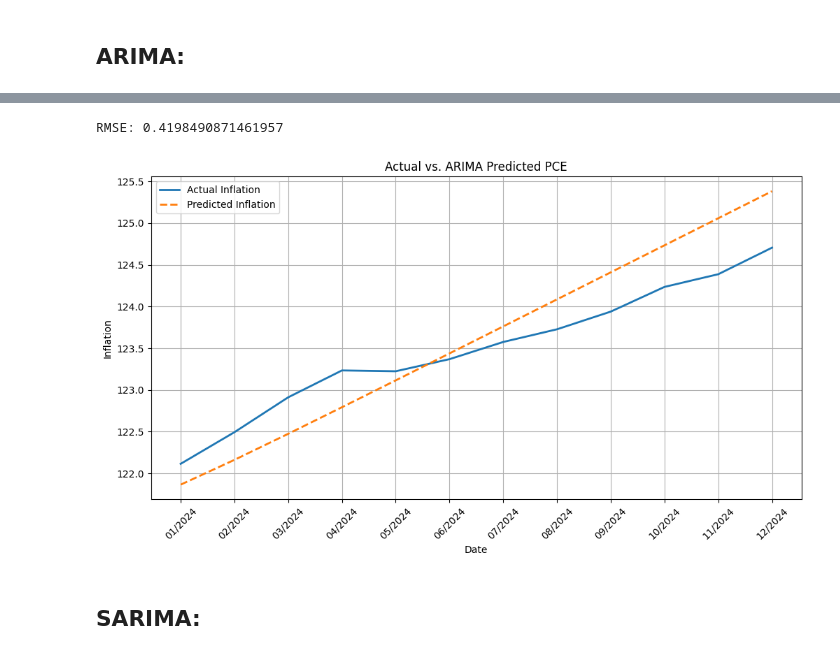
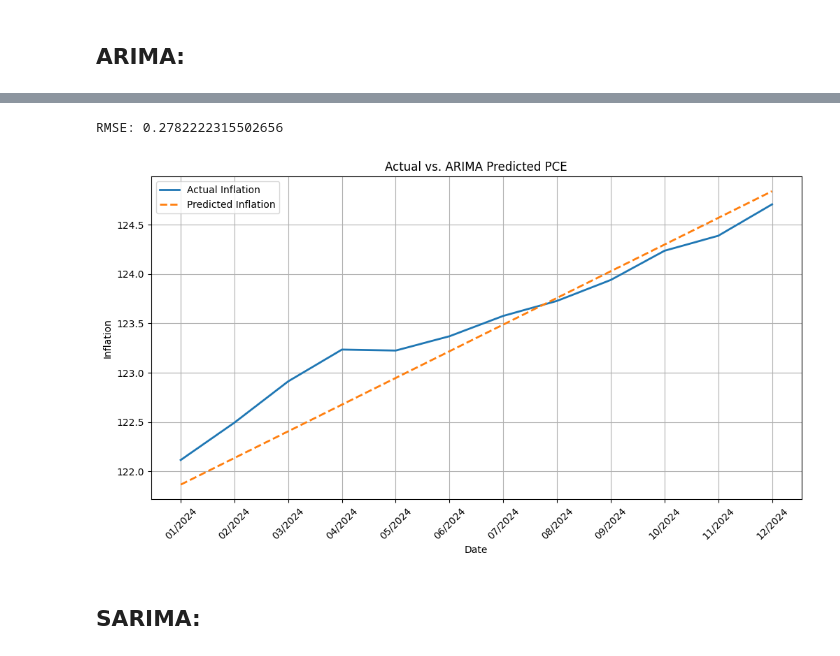
Before and after one commit to sc20geb/COMP5530M-Group-Project-Inflation-Forecasting, a Jupyter notebook: Training/sarimax/ARIMA_SARIMA_training.ipynb, the cells around one changed output, grey strips where cells are left out. Cells and saved outputs as stored; diff of their text form; code cells hidden in the pictures.

Commit message:
updating training metadata

```diff
--- a/Training/sarimax/ARIMA_SARIMA_training.ipynb
+++ b/Training/sarimax/ARIMA_SARIMA_training.ipynb
@@ -239,7 +225,7 @@ def ARIMAX_grid_search(X_train, X_valid, y_train, y_valid, top_n=20, seasonal=Fa
 # %%
 # Remove non-granger-caused features, then find their ranking order by cross-correlation
 caused_df = remove_noncaused(trainDf,'fred_PCEPI')
-ranked_columns=rank_features_ccf(caused_df,'fred_PCEPI')
+ranked_columns=np.delete(rank_features_ccf(caused_df,'fred_PCEPI'),[4])
 # %%
 # Reorder DataFrame of caused features according to rankings
 # Removed target from caused_df to ensure has the same columns as provided for ordering, then add target back in at front
@@ -250,7 +236,7 @@ X_train, X_valid, y_train, y_valid=train_test_split(train_ranked_exog, train_tar
 # %% [markdown]
 ## Find optimal number of features for ARIMAX:
 # %%
-best_score_arimax,best_n_arimax=ARIMAX_grid_search(X_train, X_valid, y_train, y_valid, top_n=50, seasonal= False, verbose=True)
+best_score_arimax,best_n_arimax=ARIMAX_grid_search(X_train, X_valid, y_train, y_valid, top_n=20, seasonal= False, verbose=True)
 
 print(f"Best score: {best_score_arimax}")
 print(f"Best n: {best_n_arimax}")
@@ -305,13 +291,13 @@ trains the model using the optimal parameters and saves the model to a pickle fi
 # ARIMAX:
 # %%
 arimax_model_optimal_full= pm.auto_arima(y=train_target,X=train_ranked_exog.iloc[:,:best_n_arimax],start_p=1, start_q=1,m=1,seasonal=False, stepwise=True)
-with open(f'ARIMAX{START_YEAR}.pkl','wb') as f:
+with open(f'ARIMAX{START_YEAR}{DATA_INFO}.pkl','wb') as f:
     pickle.dump(arimax_model_optimal_full,f)
 # %% [markdown]
 ## SARIMAX:
 # %%
 Sarimax_model_optimal_full= pm.auto_arima(y=train_target,X=train_ranked_exog.iloc[:,:best_n_sarimax],start_p=1, start_q=1,m=12,seasonal=True, stepwise=True)
-with open(f'SARIMAX{START_YEAR}.pkl','wb') as f:
+with open(f'SARIMAX{START_YEAR}{DATA_INFO}.pkl','wb') as f:
     pickle.dump(Sarimax_model_optimal_full,f)
 # %% [markdown]
 # Evaluation:
@@ -320,7 +306,7 @@ X_test_ranked= X_test[ranked_columns]
 # %% [markdown]
 ## ARIMA:
 # %%
-with open(f'ARIMA{START_YEAR}.pkl','rb') as f:
+with open(f'ARIMA{START_YEAR}{DATA_INFO}.pkl','rb') as f:
     loaded_model=pickle.load(f)
 
     preds=np.array(loaded_model.predict(y_test.shape[0]))
@@ -329,5 +315,5 @@ with open(f'ARIMA{START_YEAR}.pkl','rb') as f:
     print(f'RMSE: {root_mean_squared_error(Y,preds)}')
     display_results(Y, preds, list(y_test.index), 'ARIMA', print_dates=12)
     plt.show()
-    np.save(f'../../Predictions/ARIMA{START_YEAR}.npy',preds)
+    np.save(f'../../Predictions/ARIMA{START_YEAR}{DATA_INFO}.npy',preds)
 # %% [output]
@@ -338,5 +324,5 @@ with open(f'ARIMA{START_YEAR}.pkl','rb') as f:
-RMSE: 0.4198490871461957
+RMSE: 0.2782222315502656
-[figure, old version]
+[figure, new version]
 # %% [markdown]
 ## SARIMA:
 # %%
```
Also changed, not shown: parts of 13 cells of this notebook.
